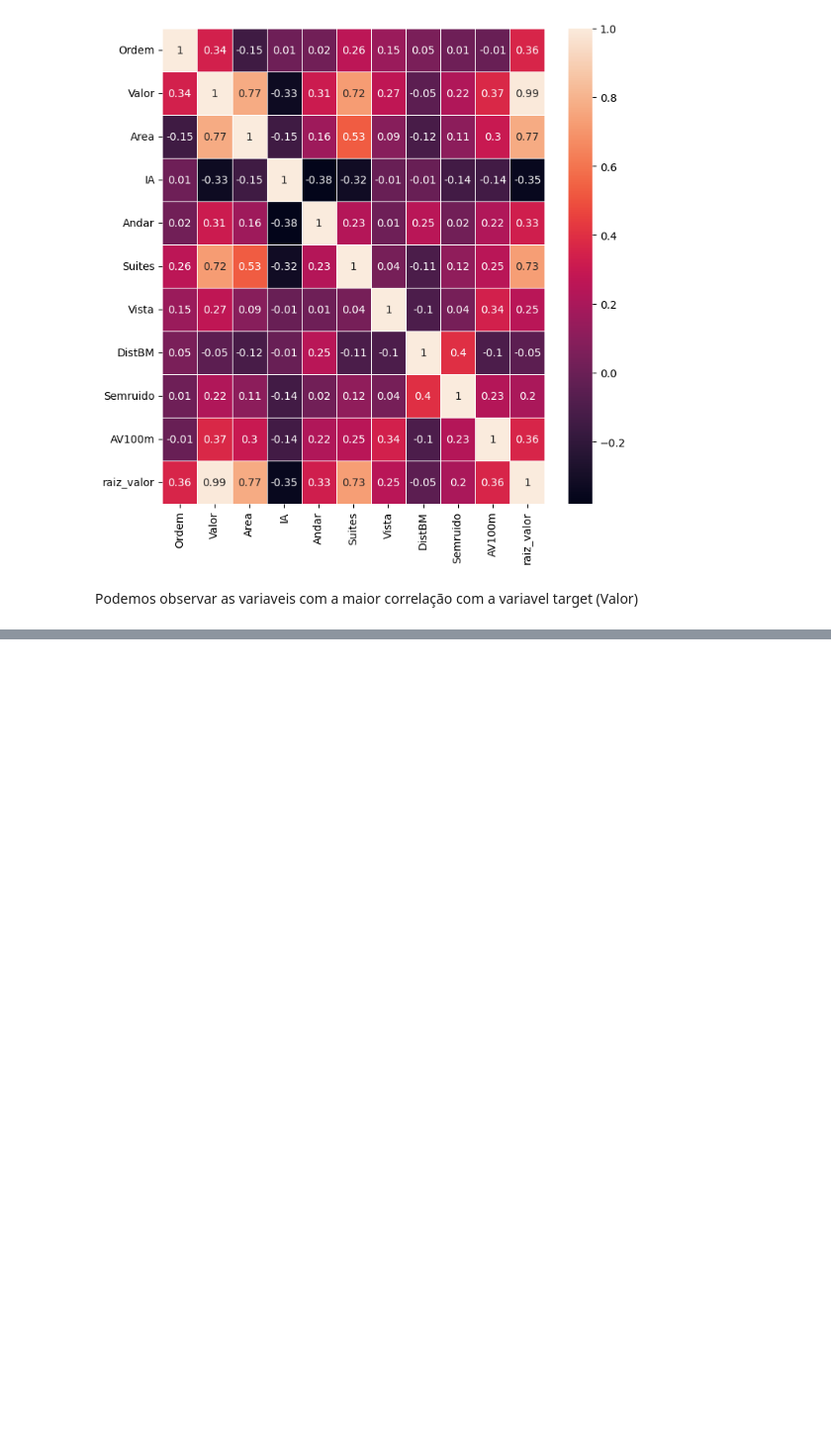
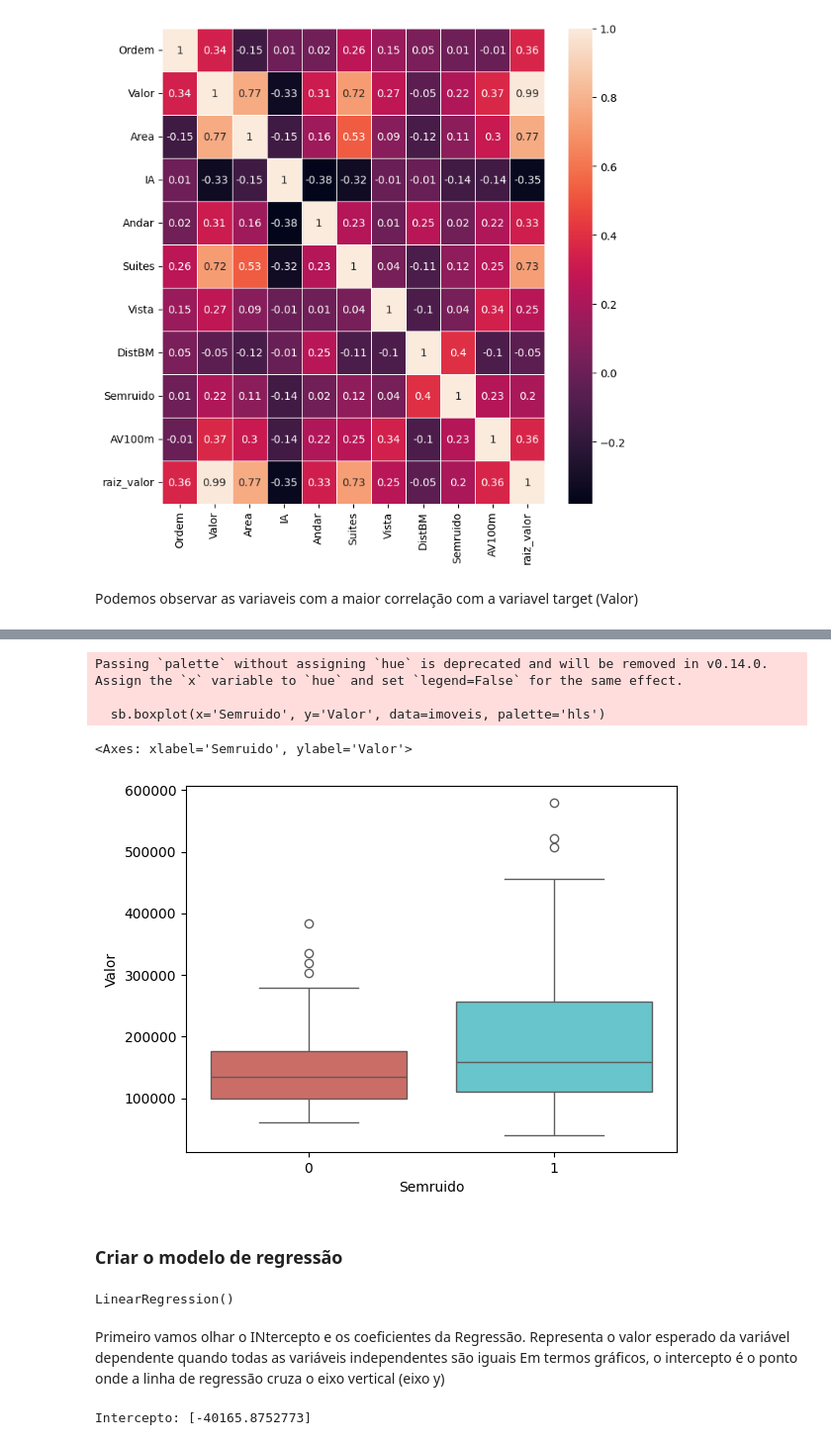
Before and after one commit to LaisST/FIAP_202501_HandsOn_data_analytics, a Jupyter notebook: Fase2_Aula05_Modelo_Regressao.ipynb, the cells around one changed output, grey strips where cells are left out. Shown at 99% size. Cells and saved outputs as stored; diff of their text form; code cells hidden in the pictures; blank space fills up the shorter version.

```diff
--- a/Fase2_Aula05_Modelo_Regressao.ipynb
+++ b/Fase2_Aula05_Modelo_Regressao.ipynb
@@ -175,0 +208,10 @@ Podemos observar as variaveis com a maior correlação com a variavel target (Va
+# %%
+sb.boxplot(x='Semruido', y='Valor', data=imoveis, palette='hls')
+# %% [output]
+Passing `palette` without assigning `hue` is deprecated and will be removed in v0.14.0. Assign the `x` variable to `hue` and set `legend=False` for the same effect.
+
+  sb.boxplot(x='Semruido', y='Valor', data=imoveis, palette='hls')
+<Axes: xlabel='Semruido', ylabel='Valor'>
+[figure, added]
+# %% [markdown]
+### Criar o modelo de regressão
@@ -175,0 +235,5 @@ Podemos observar as variaveis com a maior correlação com a variavel target (Va
+# %%
+#Treinar o modelo
+lr.fit(x_train, y_train)
+# %% [output]
+LinearRegression()
@@ -175,0 +243,8 @@ Podemos observar as variaveis com a maior correlação com a variavel target (Va
+# %% [markdown]
+Primeiro vamos olhar o INtercepto e os coeficientes da Regressão.
+Representa o valor esperado da variável dependente quando todas as variáveis independentes são iguais
+Em termos gráficos, o intercepto é o ponto onde a linha de regressão cruza o eixo vertical (eixo y)
+# %%
+print(f'Intercepto: {lr.intercept_}')
+# %% [output]
+Intercepto: [-40165.8752773]
```
Also changed, not shown: parts of 25 cells of this notebook.
